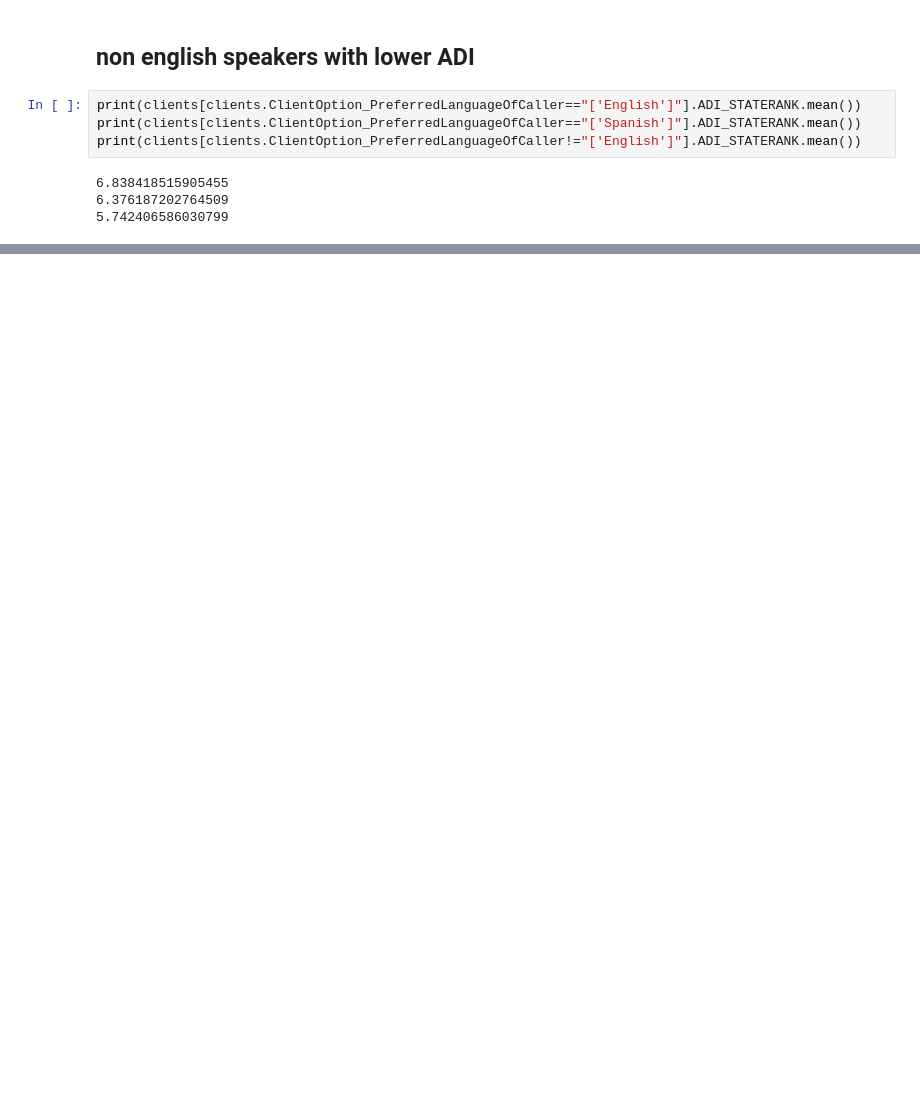
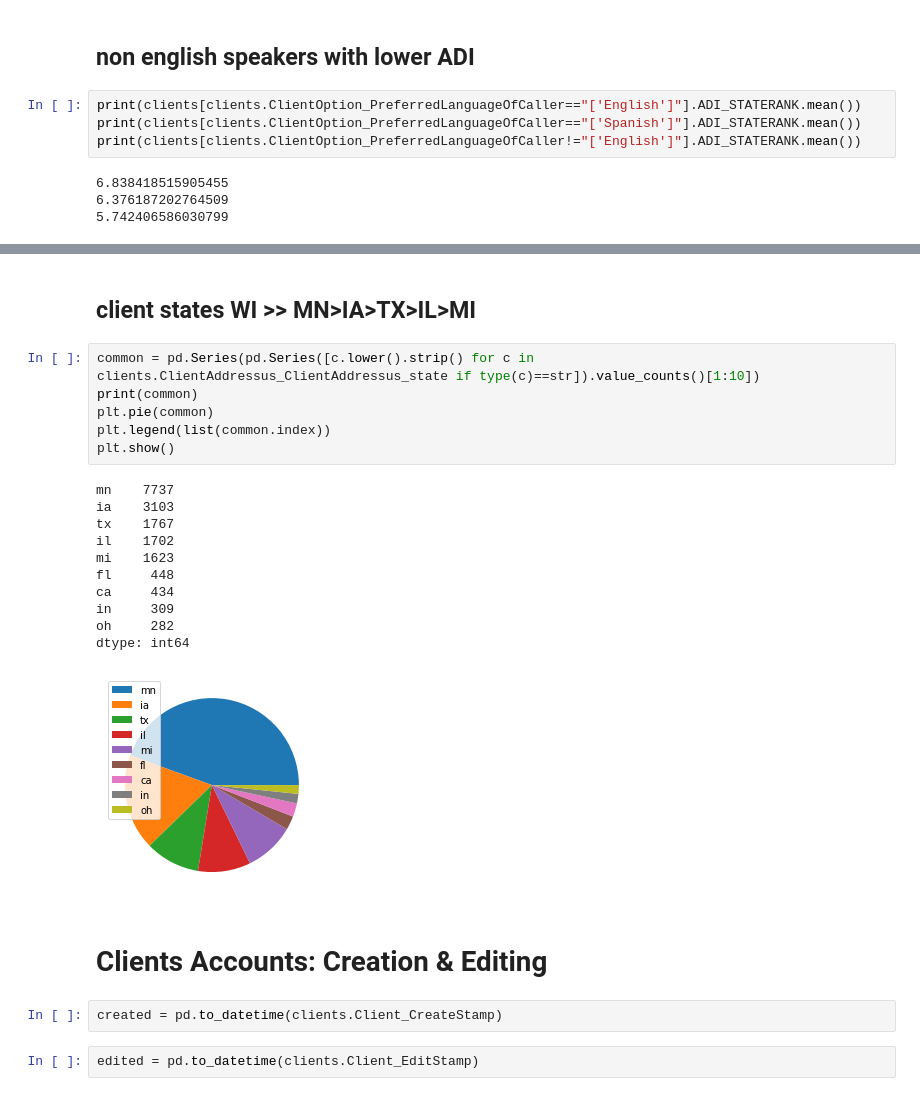
Before and after one commit to datakind/uwwi-datadive-dec-22, a Jupyter notebook: external_datasets/news/clients_eda.ipynb, the cells around one changed output, grey strips where cells are left out. Cells and saved outputs as stored; diff of their text form; blank space fills up the shorter version.

```diff
--- a/external_datasets/news/clients_eda.ipynb
+++ b/external_datasets/news/clients_eda.ipynb
@@ -155,0 +348,26 @@ print(clients[clients.ClientOption_PreferredLanguageOfCaller!="['English']"].ADI
+# %% [markdown]
+## client states WI >> MN>IA>TX>IL>MI
+# %%
+common = pd.Series(pd.Series([c.lower().strip() for c in clients.ClientAddressus_ClientAddressus_state if type(c)==str]).value_counts()[1:10])
+print(common)
+plt.pie(common)
+plt.legend(list(common.index))
+plt.show()
+# %% [output]
+mn    7737
+ia    3103
+tx    1767
+il    1702
+mi    1623
+fl     448
+ca     434
+in     309
+oh     282
+dtype: int64
+[figure, added]
+# %% [markdown]
+# Clients Accounts: Creation & Editing
+# %%
+created = pd.to_datetime(clients.Client_CreateStamp)
+# %%
+edited = pd.to_datetime(clients.Client_EditStamp)
```
Also changed, not shown: parts of 30 cells of this notebook.
